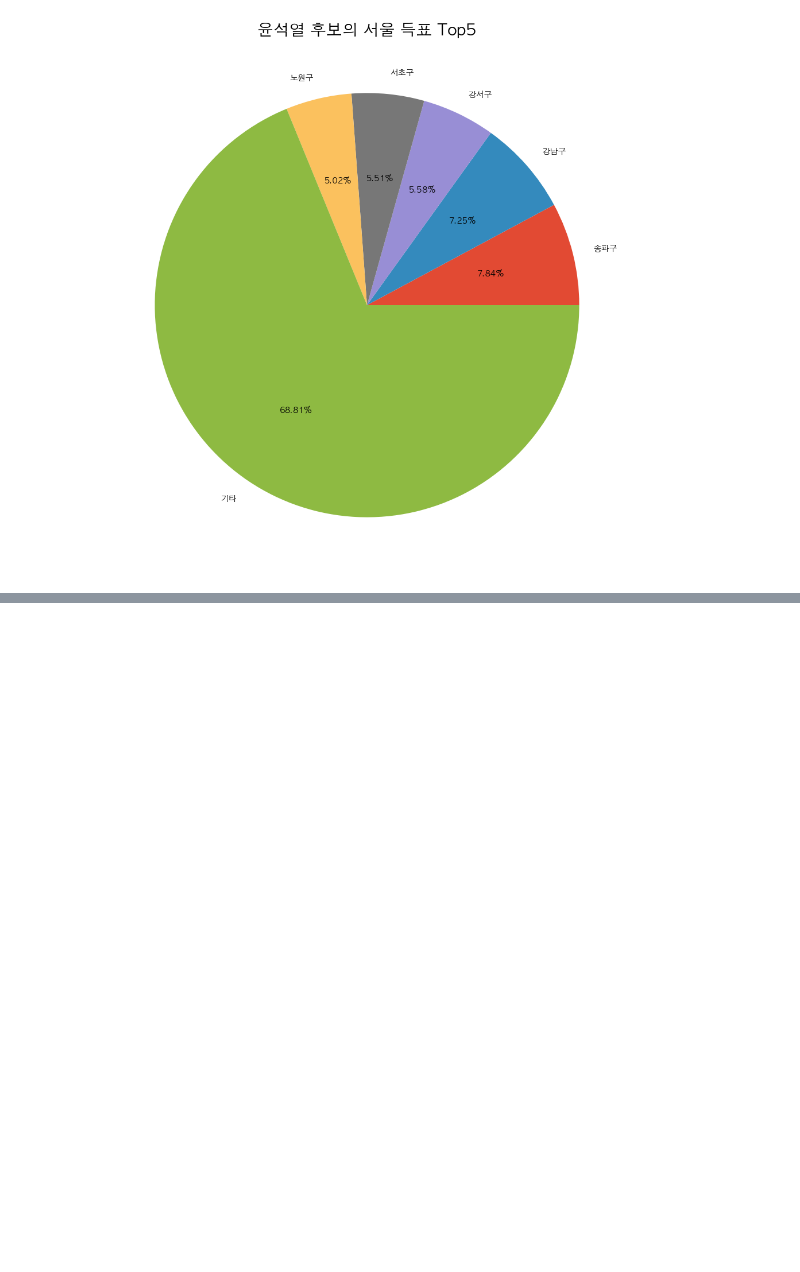
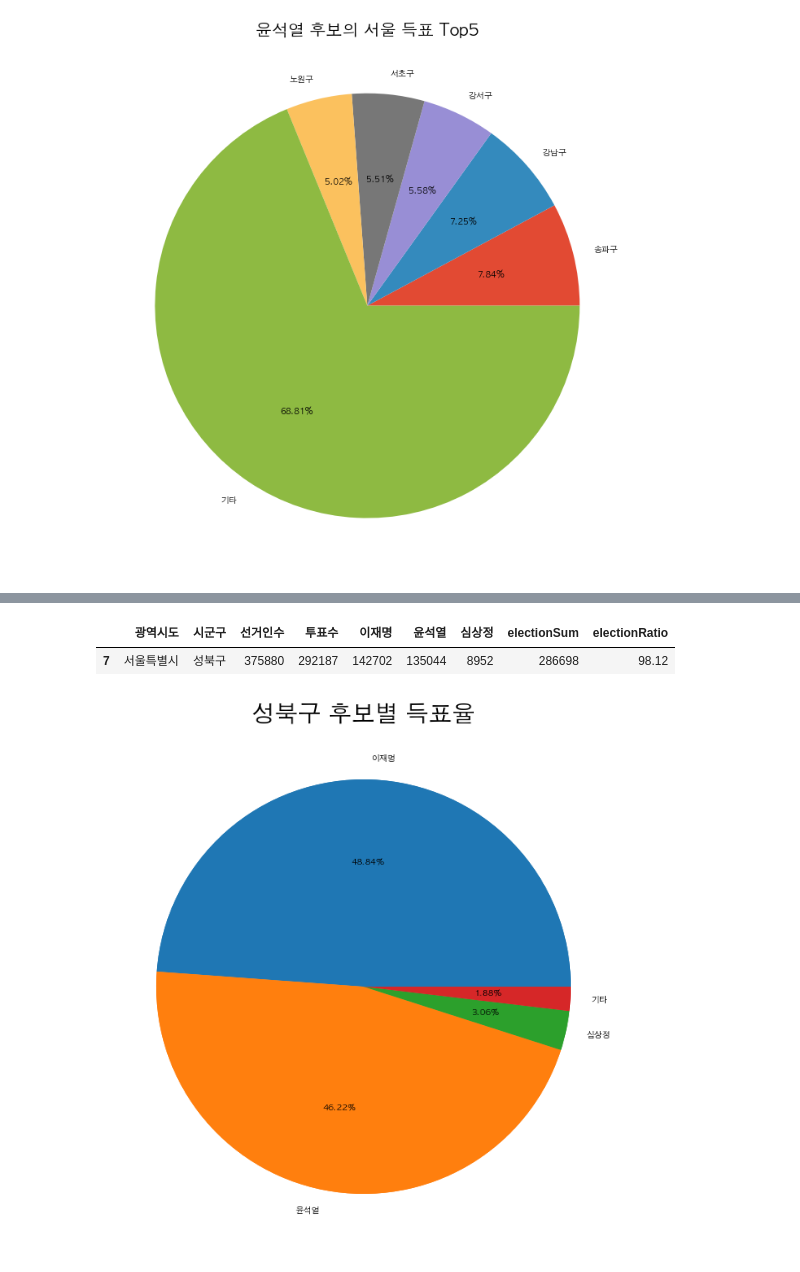
Before and after one commit to bjKim2/python_tj, a Jupyter notebook: 3.DataAnalysis/Note/12.대선자료시각화.ipynb, the cells around one changed output, grey strips where cells are left out. Cells and saved outputs as stored; diff of their text form; code cells hidden in the pictures; blank space fills up the shorter version.

```diff
--- a/3.DataAnalysis/Note/12.대선자료시각화.ipynb
+++ b/3.DataAnalysis/Note/12.대선자료시각화.ipynb
@@ -292,0 +292,50 @@ plt.show()
+# %%
+temp =  election[(election.시군구 == '성북구')]
+temp
+# %% [output]
+|  | 광역시도 | 시군구 | 선거인수 | 투표수 | 이재명 | 윤석열 | 심상정 | electionSum | electionRatio |
+| 7 | 서울특별시 | 성북구 | 375880 | 292187 | 142702 | 135044 | 8952 | 286698 | 98.12 |
+# %%
+temp = temp.loc[:,'이재명':'심상정'] / temp.투표수.values[0] * 100
+temp['기타'] = 100 - temp.loc[:,'이재명':'심상정'].sum(axis=1)
+temp = temp.T
+temp
+# %%
+plt.style.use('default')
+# 한글 폰트 문제 해결
+# matplotlib은 한글 폰트를 지원하지 않음
+# os정보
+import platform
+
+# font_manager : 폰트 관리 모듈
+# rc : 폰트 변경 모듈
+from matplotlib import font_manager, rc
+# unicode 설정
+plt.rcParams['axes.unicode_minus'] = False
+
+if platform.system() == 'Darwin':
+    rc('font', family='AppleGothic') # os가 macos
+elif platform.system() == 'Windows':
+    path = 'c:/Windows/Fonts/malgun.ttf' # os가 windows
+    font_name = font_manager.FontProperties(fname=path).get_name()
+    rc('font', family=font_name)
+else:
+    print("Unknown System")
+# %%
+temp.columns =  ['득표율']
+# %%
+plt.rcParams['font.size'] = 7
+plt.rcParams['figure.figsize'] = (8,10)
+temp.득표율.plot(
+    kind = 'pie',
+    ylabel = '',
+    autopct = '%.2f%%',
+)
+
+
+
+plt.title('성북구 후보별 득표율',size = 20)
+
+plt.show()
+# %% [output]
+[figure, added]
```
Also changed, not shown: parts of 34 cells of this notebook, 6 other files.
